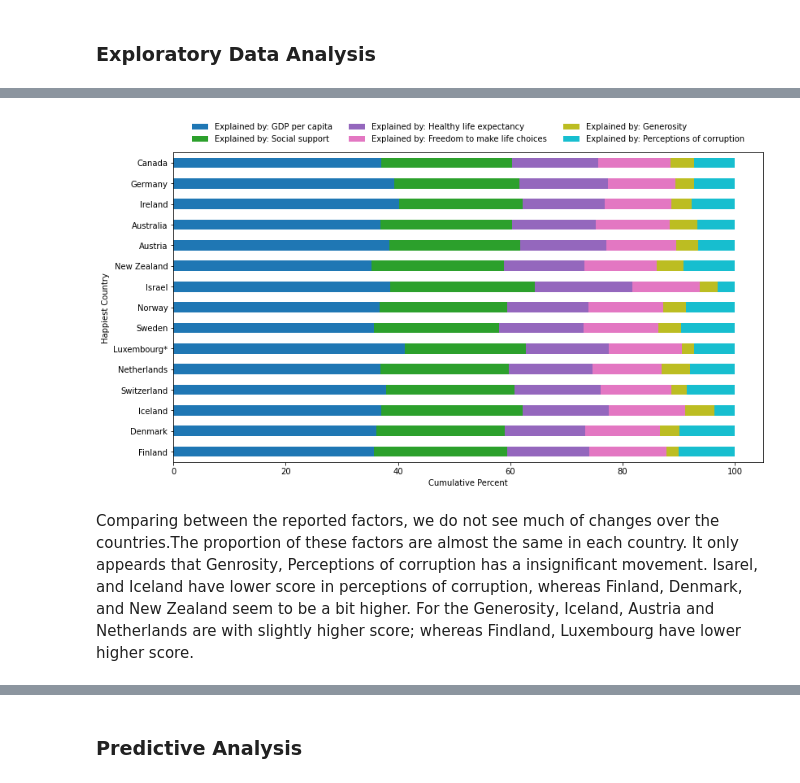
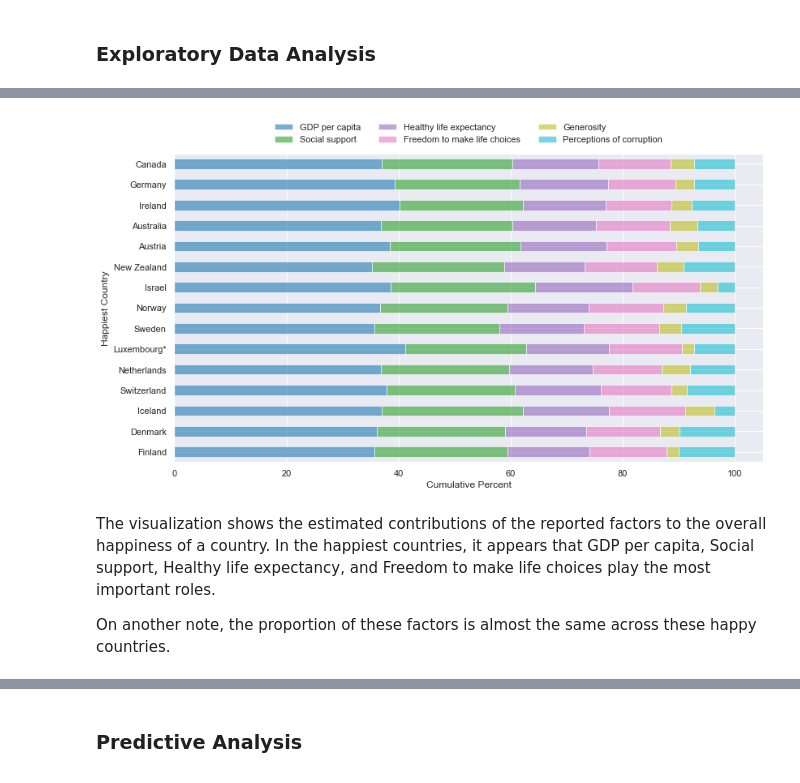
Before and after one commit to Ellypham92/world-happiness-, a Jupyter notebook: World happiness.ipynb, the cells around one changed output, grey strips where cells are left out. Cells and saved outputs as stored; diff of their text form; code cells hidden in the pictures.

```diff
--- a/World happiness.ipynb
+++ b/World happiness.ipynb
@@ -128,0 +94,10 @@ for n in numericVar:
+# %%
+# Rename the fields
+world_happiness_2022 = world_happiness_2022.rename(columns = {'RANK': 'Rank',
+                                       'Explained by: GDP per capita': 'GDP per capita',
+                                       'Explained by: Social support': 'Social support',
+                                       'Explained by: Healthy life expectancy': 'Healthy life expectancy',
+                                       'Explained by: Freedom to make life choices': 'Freedom to make life choices',
+                                       'Explained by: Generosity': 'Generosity',
+                                       'Explained by: Perceptions of corruption': 'Perceptions of corruption'})
+world_happiness_2022.head()
@@ -158,0 +196,9 @@ sns.heatmap(world_happiness_2022[numericVar].corr(), annot=True, cmap=cmap)
+# %%
+# visualize the correlation in the scatter plot matrix
+%config InlineBackend.figure_format = 'png'
+sns.set()
+sns.pairplot(world_happiness_2022[numericVar],
+            size = 1.8,
+            corner=True,
+            kind='reg')
+plt.show()
@@ -187,9 +217,9 @@ No null values are found and ready for analysis
 # %%
-## top 15 happiest countries
+# top 15 happiest countries
 plotdata = world_happiness_2022[:15]
-plotdata = plotdata[['Country', 'Explained by: GDP per capita', 'Explained by: Social support',
-                   'Explained by: Healthy life expectancy', 'Explained by: Freedom to make life choices',
-                   'Explained by: Generosity', 'Explained by: Perceptions of corruption']]
+plotdata = plotdata[['Country', 'GDP per capita', 'Social support',
+                   'Healthy life expectancy', 'Freedom to make life choices',
+                   'Generosity', 'Perceptions of corruption']]
 plotdata = plotdata.set_index('Country')
 plotdata.head()
 # %% [output]
@@ -203,23 +233,25 @@ plotdata.head()
 # %%
 ## plot the top 15 happiest contries in stacked bars
 plotdata = plotdata.div(plotdata.sum(axis=1), axis=0) * 100
 plotdata.plot(kind='barh',
                     stacked=True,
                     colormap='tab10',
+                      alpha = 0.6,
                     figsize=(13, 7))
 plt.legend( bbox_to_anchor=(0.5, 1.02),
         loc="lower center",
         borderaxespad=0,
         frameon=False,
         ncol=3)
 plt.ylabel('Happiest Country')
 plt.xlabel('Cumulative Percent')
 plt.show()
 # %% [output]
-[figure, old version]
+[figure, new version]
 # %% [markdown]
-Comparing between the reported factors, we do not see much of changes over the countries.The proportion of these factors are almost the same in each country. It only appeards that Genrosity, Perceptions of corruption has a insignificant movement. Isarel, and Iceland have lower score in perceptions of corruption, whereas Finland, Denmark, and New Zealand seem to be a bit higher.
-For the Generosity, Iceland, Austria and Netherlands are with slightly higher score; whereas Findland, Luxembourg have lower higher score.
+The visualization shows the estimated contributions of the reported factors to the overall happiness of a country. In the happiest countries, it appears that GDP per capita, Social support, Healthy life expectancy, and Freedom to make life choices play the most important roles.
+
+On another note, the proportion of these factors is almost the same across these happy countries.
 # %%
 ## least 15 happiest countries
 least_happiest_countries = world_happiness_2022.sort_values('Happiness score', ascending=True)
```
Also changed, not shown: parts of 58 cells of this notebook.
